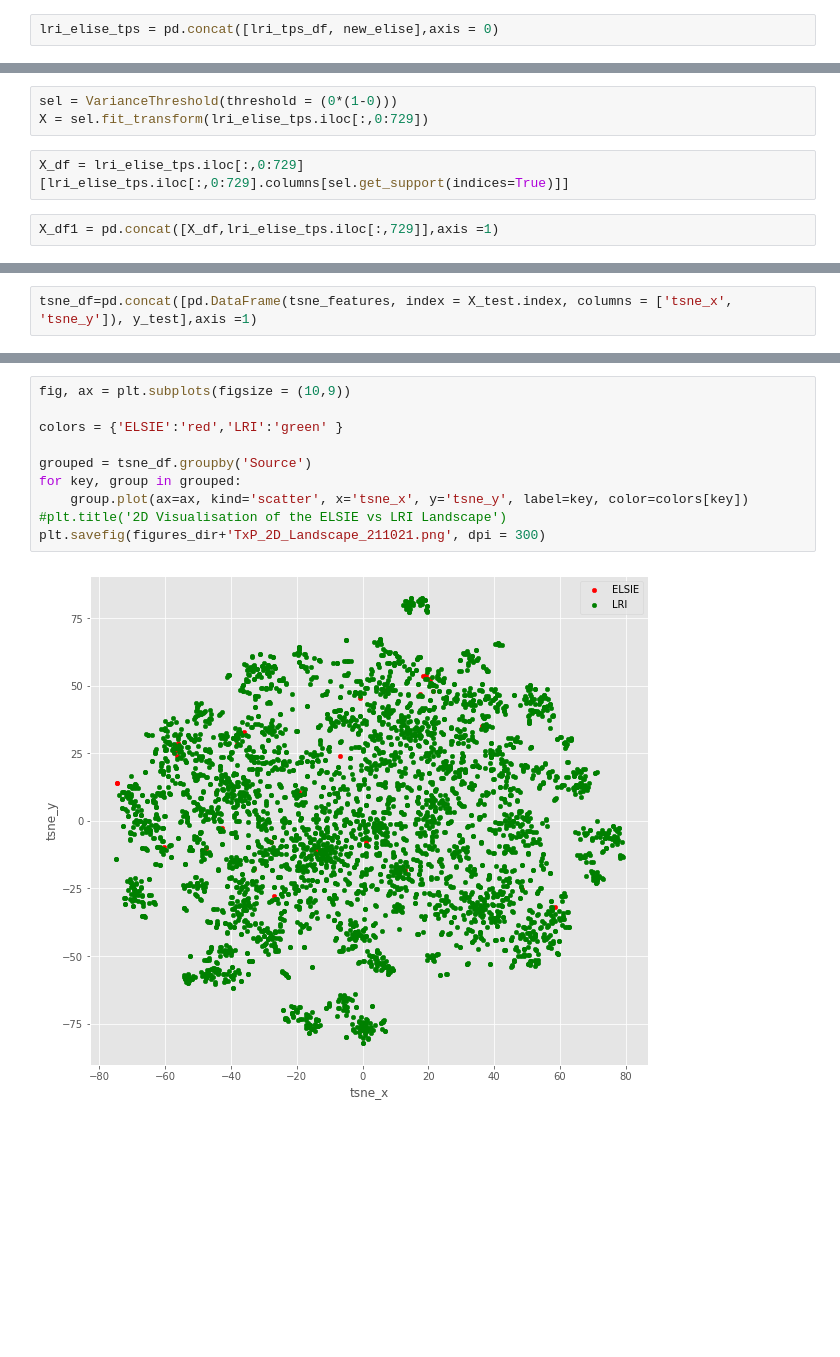
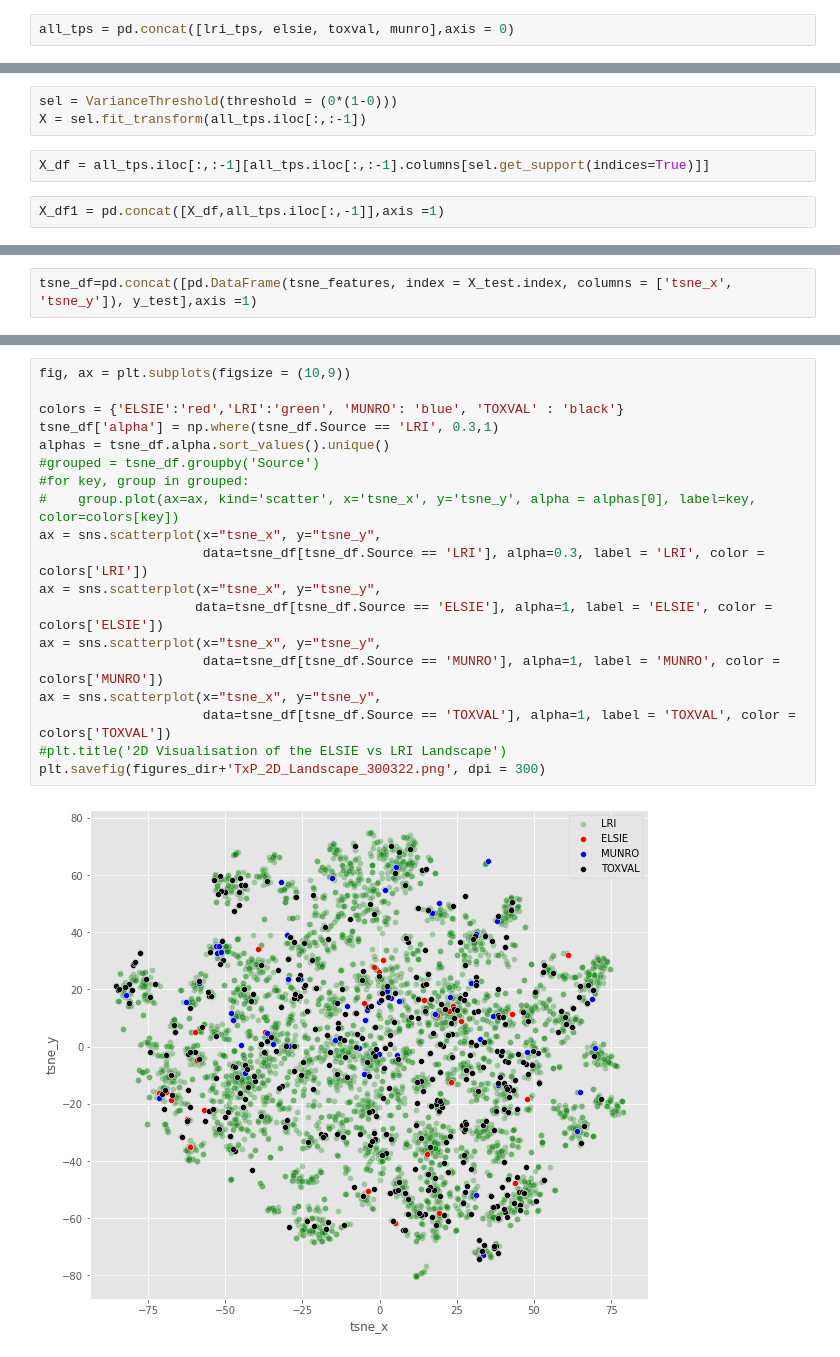
Before and after one commit to g-patlewicz/ttc_exclusions, a Jupyter notebook: notebooks/01_gp_TxPs_landscape_profiling.ipynb, the cells around one changed output, grey strips where cells are left out. Saved outputs shown, nothing was run; the diff lists cells and outputs as text; blank space fills up the shorter version.

Commit message:
renalysis and updates post ELSIE database going offline

```diff
--- a/notebooks/01_gp_TxPs_landscape_profiling.ipynb
+++ b/notebooks/01_gp_TxPs_landscape_profiling.ipynb
@@ -276,2 +367,2 @@ lri_tps_df['Source'] = 'LRI'
 # %%
-lri_elise_tps = pd.concat([lri_tps_df, new_elise],axis = 0)
+all_tps = pd.concat([lri_tps, elsie, toxval, munro],axis = 0)
@@ -307,11 +374,11 @@ lri_elise_tps.iloc[:,0:729].head()
 from sklearn.feature_selection import VarianceThreshold
 # %%
 sel = VarianceThreshold(threshold = (0*(1-0)))
-X = sel.fit_transform(lri_elise_tps.iloc[:,0:729])
+X = sel.fit_transform(all_tps.iloc[:,:-1])
 # %%
-X_df = lri_elise_tps.iloc[:,0:729][lri_elise_tps.iloc[:,0:729].columns[sel.get_support(indices=True)]]
+X_df = all_tps.iloc[:,:-1][all_tps.iloc[:,:-1].columns[sel.get_support(indices=True)]]
 # %%
-X_df1 = pd.concat([X_df,lri_elise_tps.iloc[:,729]],axis =1)
+X_df1 = pd.concat([X_df,all_tps.iloc[:,-1]],axis =1)
 # %%
 X_df1.Source.value_counts()
 # %% [output]
@@ -368,12 +422,21 @@ Text(0, 0.5, 'tsne_y')
 # %%
 fig, ax = plt.subplots(figsize = (10,9))
 
-colors = {'ELSIE':'red','LRI':'green' }
-
-grouped = tsne_df.groupby('Source')
-for key, group in grouped:
-    group.plot(ax=ax, kind='scatter', x='tsne_x', y='tsne_y', label=key, color=colors[key])
+colors = {'ELSIE':'red','LRI':'green', 'MUNRO': 'blue', 'TOXVAL' : 'black'}
+tsne_df['alpha'] = np.where(tsne_df.Source == 'LRI', 0.3,1)
+alphas = tsne_df.alpha.sort_values().unique()
+#grouped = tsne_df.groupby('Source')
+#for key, group in grouped:
+#    group.plot(ax=ax, kind='scatter', x='tsne_x', y='tsne_y', alpha = alphas[0], label=key, color=colors[key])
+ax = sns.scatterplot(x="tsne_x", y="tsne_y",
+                     data=tsne_df[tsne_df.Source == 'LRI'], alpha=0.3, label = 'LRI', color = colors['LRI'])
+ax = sns.scatterplot(x="tsne_x", y="tsne_y",
+                    data=tsne_df[tsne_df.Source == 'ELSIE'], alpha=1, label = 'ELSIE', color = colors['ELSIE'])
+ax = sns.scatterplot(x="tsne_x", y="tsne_y",
+                     data=tsne_df[tsne_df.Source == 'MUNRO'], alpha=1, label = 'MUNRO', color = colors['MUNRO'])
+ax = sns.scatterplot(x="tsne_x", y="tsne_y",
+                     data=tsne_df[tsne_df.Source == 'TOXVAL'], alpha=1, label = 'TOXVAL', color = colors['TOXVAL'])
 #plt.title('2D Visualisation of the ELSIE vs LRI Landscape')
-plt.savefig(figures_dir+'TxP_2D_Landscape_211021.png', dpi = 300)
+plt.savefig(figures_dir+'TxP_2D_Landscape_300322.png', dpi = 300)
 # %% [output]
-[figure, old version]
+[figure, new version]
```
Also changed, not shown: parts of 120 cells of this notebook, 3 other files.
